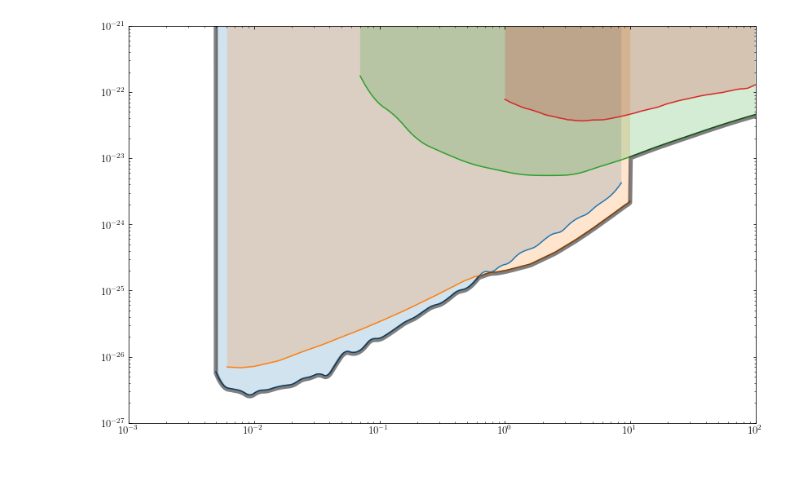
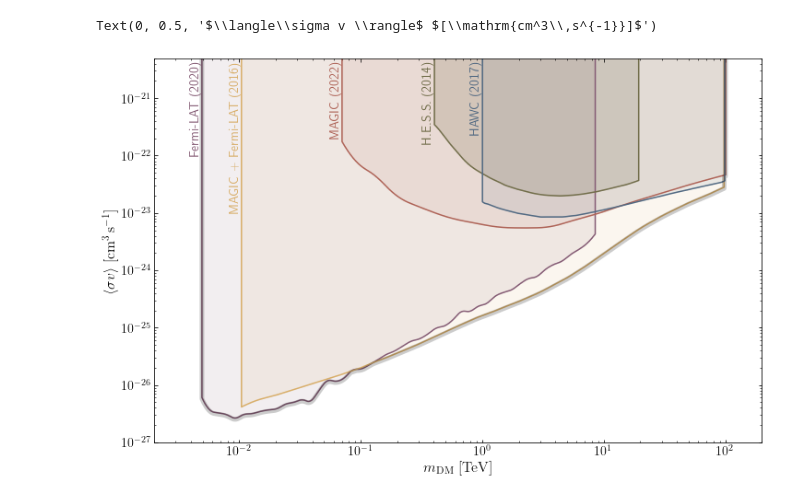
Before and after one commit to moritzhuetten/dmbounds, a Jupyter notebook: plotting_experimental.ipynb, the cells around one changed output. Saved outputs shown, nothing was run; the diff lists cells and outputs as text; code cells hidden in the pictures; blank space fills up the shorter version.

```diff
--- a/plotting_experimental.ipynb
+++ b/plotting_experimental.ipynb
@@ -87,8 +90,8 @@ def make_grid(xmin, xmax, npoints=300, unit='TeV', log=True):
         x_grid = np.linspace(xmin_val, xmax_val, npoints)
     return (x_grid *u.TeV).to(unit)
 # %%
-xmin = 1*u.GeV
-xmax = 100*u.TeV
+xmin = 2*u.GeV
+xmax = 200*u.TeV
 # %%
-x_grid = make_grid(xmin, xmax, npoints=1000, unit='TeV', log=True)
+x_grid = make_grid(xmin, xmax, npoints=2000, unit=energy_unit, log=True)
 # %%
@@ -111,40 +120,56 @@ envelope= []
 for i in range(len(x_grid)):
     val1 = fermi_2020_gridded[i].value
     if np.isnan(val1): val1 =1e40
-    val2 = fermi_2017_gridded[i].value
+    val2 = hess_gridded[i].value
     if np.isnan(val2): val2 =1e40
     val3 = magic_gridded[i].value
     if np.isnan(val3): val3 =1e40
-    minvals = [val1, val2, val3]
+    val4 = magic_lat_gridded[i].value
+    if np.isnan(val4): val4 =1e40
+    minvals = [val1, val2, val3, val4]
     envelope.append(0.95*min(minvals))
-# %%
-data_fermi2020['mass'] = data_fermi2020['mass'].to('TeV')
-data_fermi2017['mass'] = data_fermi2017['mass'].to('TeV')
-data_magic['mass'] = data_magic['mass'].to('TeV')
-data_hawc['mass'] = data_hawc['mass'].to('TeV')
-data_hess_fornax['mass'] = data_hess_fornax['mass'].to('TeV')
 # %%
 
 plot_limits = plt.figure(figsize=(figwidth, figheight))
-plt.plot(x_grid, fermi_2020_gridded)
-plt.plot(x_grid, fermi_2017_gridded)
-plt.plot(x_grid, magic_gridded)
 
-#plt.plot(data_magic['mass'], data_magic['sigmav'])
-plt.plot(data_hawc['mass'], data_hawc['sigmav'])
-#plt.plot(data_hess_fornax['mass'], data_hess_fornax['sigmav'])
-plt.fill_between(x_grid.value, fermi_2020_gridded.value, np.ones(len(x_grid)), alpha=0.2)
-plt.fill_between(x_grid.value, fermi_2017_gridded.value, np.ones(len(x_grid)), alpha=0.2)
-plt.fill_between(x_grid.value, magic_gridded.value, np.ones(len(x_grid)), alpha=0.2)
-plt.fill_between(x_grid.value, hawc_gridded.value, np.ones(len(x_grid)), alpha=0.2)
-#plt.fill_between(x_grid.value, fermi_2020_gridded.value, np.ones(len(data_hess_fornax['sigmav'])), alpha=0.2)
+cmap = mpl.colors.ListedColormap(palettable.colorbrewer.qualitative.Dark2_5.mpl_colors)
+cmap = mpl.colors.ListedColormap(palettable.cartocolors.qualitative.Antique_5.mpl_colors)
+#cmap = mpl.colors.ListedColormap(palettable.wesanderson.Moonrise4_5.mpl_colors)
 
-plt.plot(x_grid, envelope, linewidth=5, color='k', alpha=0.5)
+
+plt.plot(x_grid, fermi_2020_gridded, color=cmap.colors[0])
+plt.plot(x_grid, magic_lat_gridded, color=cmap.colors[1])
+plt.plot(x_grid, hess_gridded, color=cmap.colors[3])
+plt.plot(x_grid, magic_gridded, color=cmap.colors[2])
+plt.plot(x_grid, hawc_gridded, color=cmap.colors[4])
+
+
+plt.fill_between(x_grid.value, fermi_2020_gridded.value, np.ones(len(x_grid)), alpha=0.1, color=cmap.colors[0])
+plt.fill_between(x_grid.value, hess_gridded.value, np.ones(len(x_grid)), alpha=0.2, color=cmap.colors[3])
+plt.fill_between(x_grid.value, magic_gridded.value, np.ones(len(x_grid)), alpha=0.1, color=cmap.colors[2])
+plt.fill_between(x_grid.value, magic_lat_gridded.value, np.ones(len(x_grid)), alpha=0.1, color=cmap.colors[1])
+plt.fill_between(x_grid.value, hawc_gridded.value, np.ones(len(x_grid)), alpha=0.1, color=cmap.colors[4])
+
+plt.plot(x_grid, envelope, linewidth=5, color='k', alpha=0.2)
+
+
+ymax = 5e-21
+
+plt.text(data_fermi2020['mass'].to(energy_unit)[0].value, 0.9*ymax,  "Fermi-LAT (2020)", horizontalalignment='right', verticalalignment='top', snap=True, color=cmap.colors[0], rotation=90)
+plt.text(data_magic_lat['mass'].to(energy_unit)[0].value, 0.9*ymax,  "MAGIC + Fermi-LAT (2016)", horizontalalignment='right', verticalalignment='top', snap=True, color=cmap.colors[1], rotation=90)
+plt.text(data_magic['mass'].to(energy_unit)[0].value, 0.9*ymax,  "MAGIC (2022)", horizontalalignment='right', verticalalignment='top', snap=True, color=cmap.colors[2], rotation=90)
+plt.text(data_hess['mass'].to(energy_unit)[0].value, 0.9*ymax,  "H.E.S.S. (2014)", horizontalalignment='right', verticalalignment='top', snap=True, color=cmap.colors[3], rotation=90)
+plt.text(data_hawc['mass'].to(energy_unit)[0].value, 0.9*ymax,  "HAWC (2017)", horizontalalignment='right', verticalalignment='top', snap=True, color=cmap.colors[4], rotation=90)
+
 
 
 plt.xscale('log')
 plt.yscale('log')
-plt.ylim([1e-27,1e-21])
-plt.xlim([xmin.to('TeV').value, xmax.to('TeV').value]);
+plt.ylim([1e-27,ymax])
+plt.xlim([xmin.to(energy_unit).value, xmax.to(energy_unit).value]);
+
+plt.xlabel(r'$m_{\mathrm{DM}}$ $\mathrm{[' +energy_unit + ']}$');
+plt.ylabel(r'$\langle\sigma v \rangle$ $[\mathrm{cm^3\,s^{-1}}]$')
 # %% [output]
+Text(0, 0.5, '$\\langle\\sigma v \\rangle$ $[\\mathrm{cm^3\\,s^{-1}}]$')
-[figure, old version]
+[figure, new version]
```
Also changed, not shown: parts of 10 cells of this notebook.
